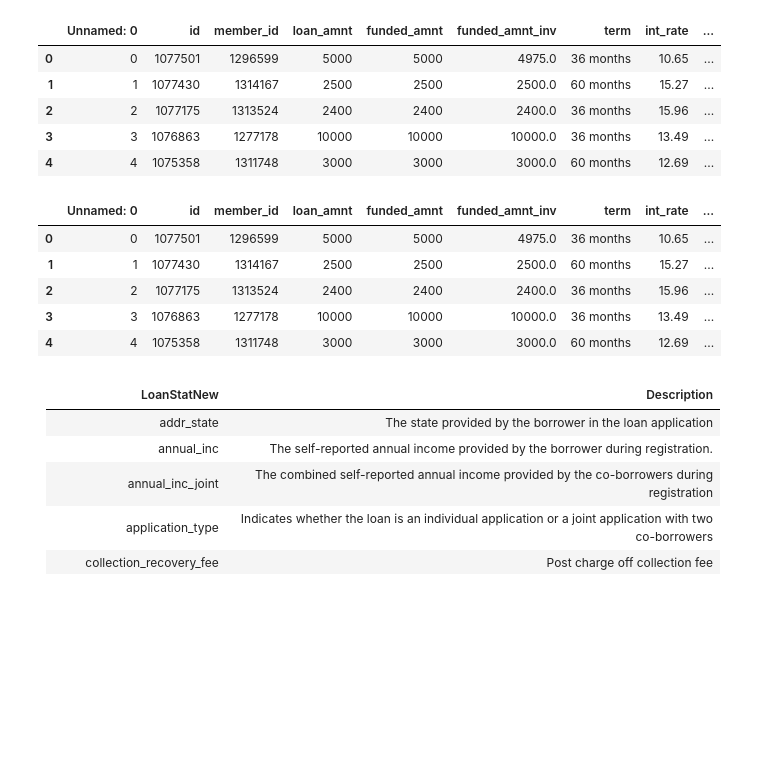
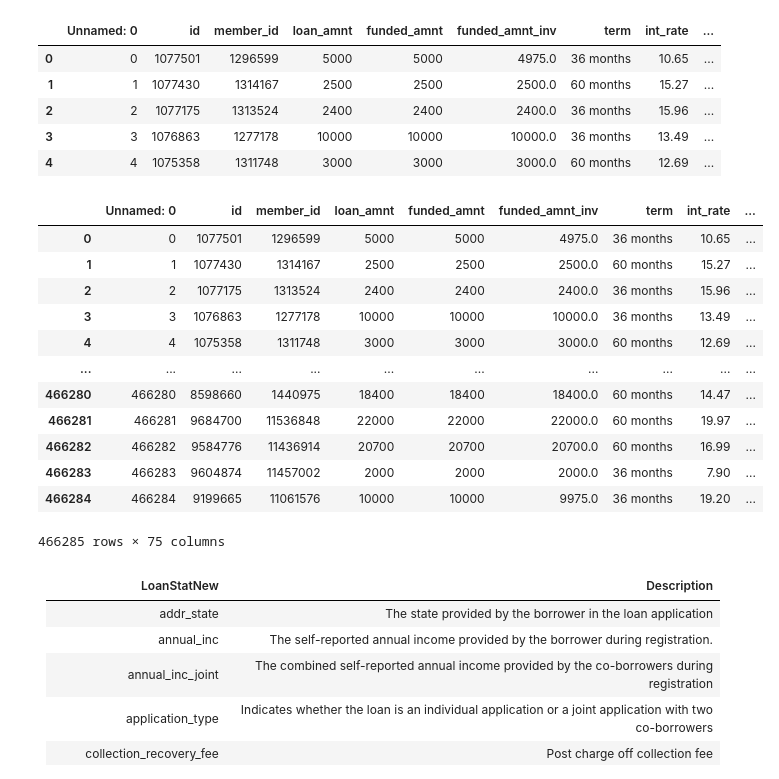
Before and after one commit to camnguyen168/Credit-Risk-Model_Scorecard, a Jupyter notebook: loan_PDmodel_scorecard.ipynb, the cells around one changed output. Drawn from its saved outputs; the diff is of its cells as text; code cells hidden in the pictures; blank space fills up the shorter version.

```diff
--- a/loan_PDmodel_scorecard.ipynb
+++ b/loan_PDmodel_scorecard.ipynb
@@ -36,14 +36,21 @@ loan_data.head()
 | 4 | 4 | 1075358 | 1311748 | 3000 | 3000 | 3000.0 | 60 months | 12.69 | ... |
 # %%
 pd.options.display.max_columns = None
-loan_data.head()
+loan_data
 # %% [output]
 |  | Unnamed: 0 | id | member_id | loan_amnt | funded_amnt | funded_amnt_inv | term | int_rate | ... |
 | 0 | 0 | 1077501 | 1296599 | 5000 | 5000 | 4975.0 | 36 months | 10.65 | ... |
 | 1 | 1 | 1077430 | 1314167 | 2500 | 2500 | 2500.0 | 60 months | 15.27 | ... |
 | 2 | 2 | 1077175 | 1313524 | 2400 | 2400 | 2400.0 | 36 months | 15.96 | ... |
 | 3 | 3 | 1076863 | 1277178 | 10000 | 10000 | 10000.0 | 36 months | 13.49 | ... |
 | 4 | 4 | 1075358 | 1311748 | 3000 | 3000 | 3000.0 | 60 months | 12.69 | ... |
+| ... | ... | ... | ... | ... | ... | ... | ... | ... | ... |
+| 466280 | 466280 | 8598660 | 1440975 | 18400 | 18400 | 18400.0 | 60 months | 14.47 | ... |
+| 466281 | 466281 | 9684700 | 11536848 | 22000 | 22000 | 22000.0 | 60 months | 19.97 | ... |
+| 466282 | 466282 | 9584776 | 11436914 | 20700 | 20700 | 20700.0 | 60 months | 16.99 | ... |
+| 466283 | 466283 | 9604874 | 11457002 | 2000 | 2000 | 2000.0 | 36 months | 7.90 | ... |
+| 466284 | 466284 | 9199665 | 11061576 | 10000 | 10000 | 9975.0 | 36 months | 19.20 | ... |
+466285 rows × 75 columns
 # %% [markdown]
 | LoanStatNew          | Description |
 |----------------------|-------------|
```
Also changed, not shown: parts of 1 cell of this notebook.
